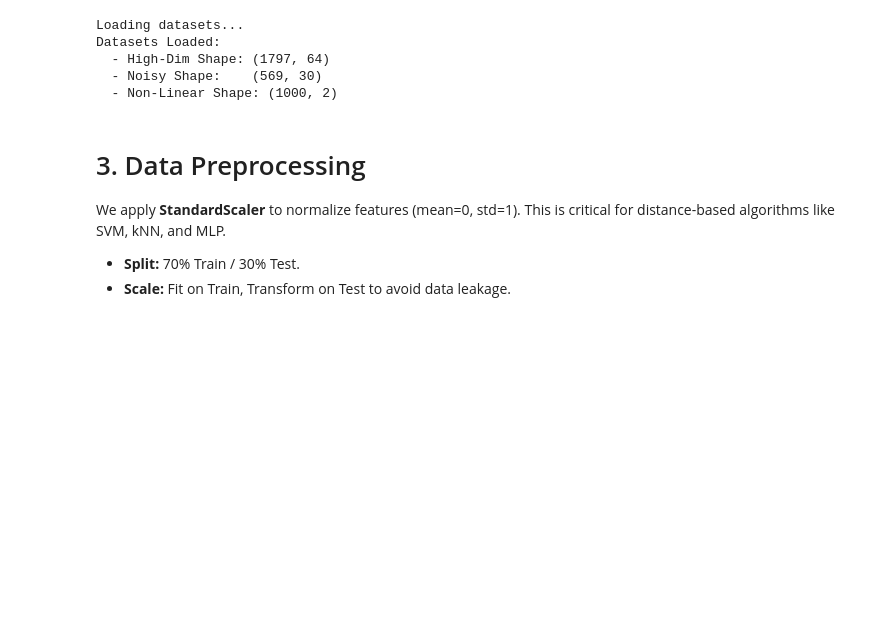
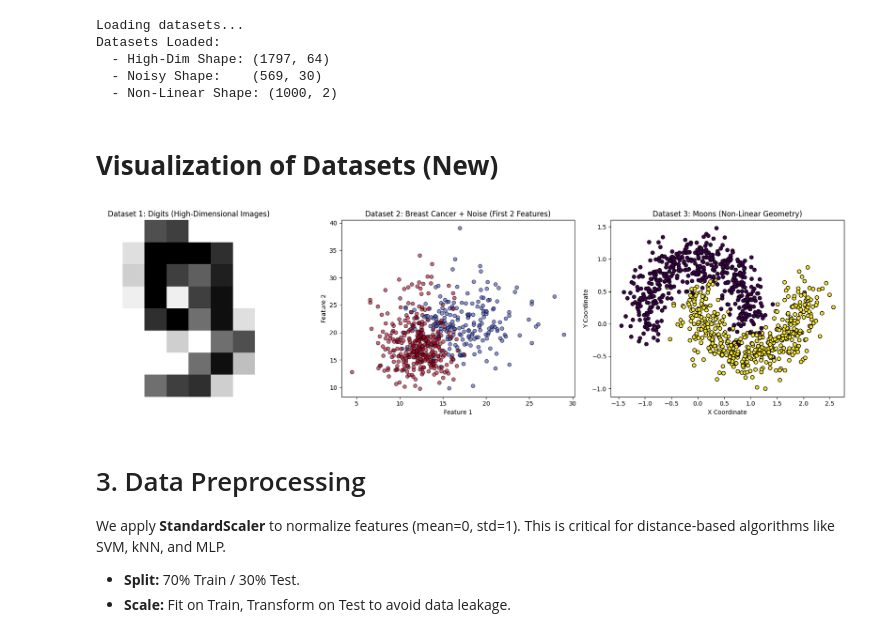
Before and after one commit to meytiii/Classical-ML-Classifiers-Analysis, a Jupyter notebook: Classical_ML_Classifiers_Analysis.ipynb, the cells around one changed output. Saved outputs shown, nothing was run; the diff lists cells and outputs as text; code cells hidden in the pictures; blank space fills up the shorter version.

```diff
--- a/Classical_ML_Classifiers_Analysis.ipynb
+++ b/Classical_ML_Classifiers_Analysis.ipynb
@@ -64,6 +64,40 @@ Datasets Loaded:
   - High-Dim Shape: (1797, 64)
   - Noisy Shape:    (569, 30)
   - Non-Linear Shape: (1000, 2)
+# %% [markdown]
+# **Visualization of Datasets (New)**
+# %%
+# 2.5. Visualize the Raw Datasets
+# We create a figure to show what our data looks like before training.
+
+fig, axes = plt.subplots(1, 3, figsize=(18, 5))
+
+# Plot 1: High-Dimensional (Show first 10 images)
+# We take the flat 64-pixel arrays and reshape them back to 8x8 images
+for i in range(10):
+    image = X_high[i].reshape(8, 8)
+    axes[0].imshow(image, cmap='gray_r', extent=[i%5*10, i%5*10+8, i//5*10, i//5*10+8])
+axes[0].set_title("Dataset 1: Digits (High-Dimensional Images)")
+axes[0].axis('off') # Turn off axis numbers for images
+
+# Plot 2: Noisy Data (Scatter plot of first 2 features)
+# We show how the noise makes the classes overlap
+axes[1].scatter(X_low[:, 0], X_low[:, 1], c=y_low, cmap='coolwarm', alpha=0.6, edgecolor='k')
+axes[1].set_title("Dataset 2: Breast Cancer + Noise (First 2 Features)")
+axes[1].set_xlabel("Feature 1")
+axes[1].set_ylabel("Feature 2")
+
+# Plot 3: Non-Linear Data (Moons)
+# This clearly shows why a straight line cannot separate them
+axes[2].scatter(X_nl[:, 0], X_nl[:, 1], c=y_nl, cmap='viridis', edgecolor='k')
+axes[2].set_title("Dataset 3: Moons (Non-Linear Geometry)")
+axes[2].set_xlabel("X Coordinate")
+axes[2].set_ylabel("Y Coordinate")
+
+plt.tight_layout()
+plt.show()
+# %% [output]
+[figure, added]
 # %% [markdown]
 # 3. Data Preprocessing
 We apply **StandardScaler** to normalize features (mean=0, std=1). This is critical for distance-based algorithms like SVM, kNN, and MLP.
```
Also changed, not shown: parts of 1 cell of this notebook.
